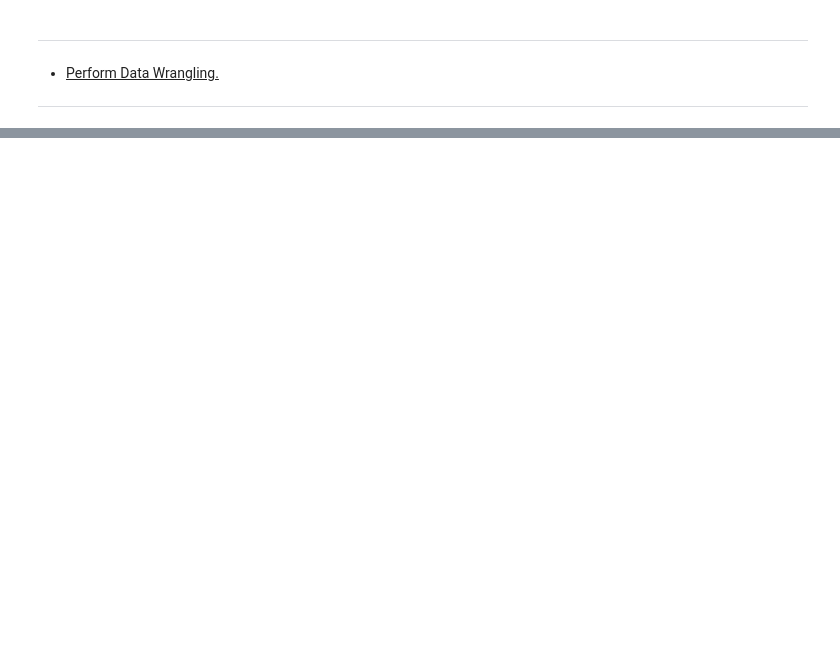
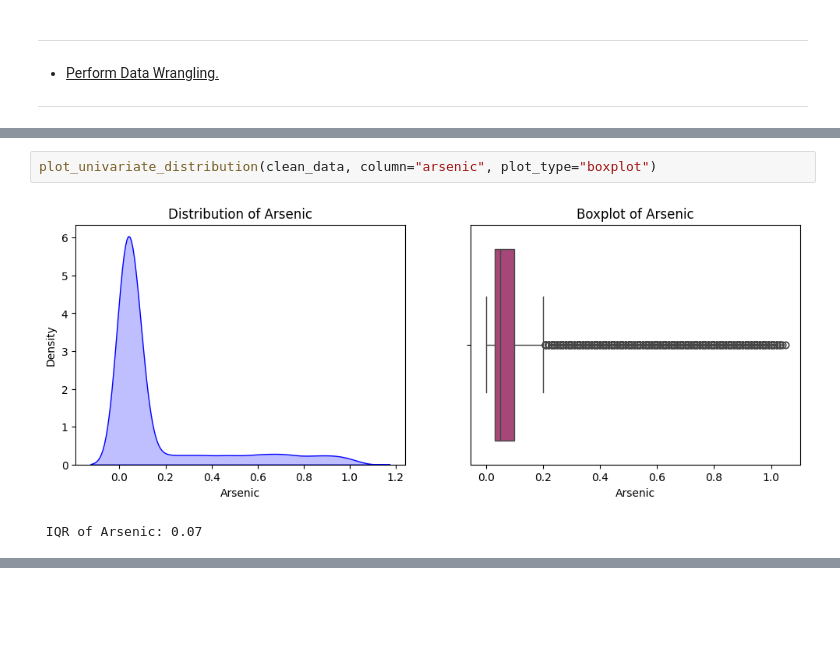
Before and after one commit to Sandipan-Roy/sr, a Jupyter notebook: ML/Classification/RandomForest/RandomForest_SandipanRoy_1_20260316.ipynb, the cells around one changed output, grey strips where cells are left out. Cells and saved outputs as stored; diff of their text form; blank space fills up the shorter version.

```diff
--- a/ML/Classification/RandomForest/RandomForest_SandipanRoy_1_20260316.ipynb
+++ b/ML/Classification/RandomForest/RandomForest_SandipanRoy_1_20260316.ipynb
@@ -208,0 +660,5 @@ def acquire_data(url, sourceType="csv", verbose=False):
+# %%
+plot_univariate_distribution(clean_data, column="arsenic", plot_type="boxplot")
+# %% [output]
+[figure, added]
+ IQR of Arsenic: 0.07
```
Also changed, not shown: parts of 139 cells of this notebook, 18 other files.
